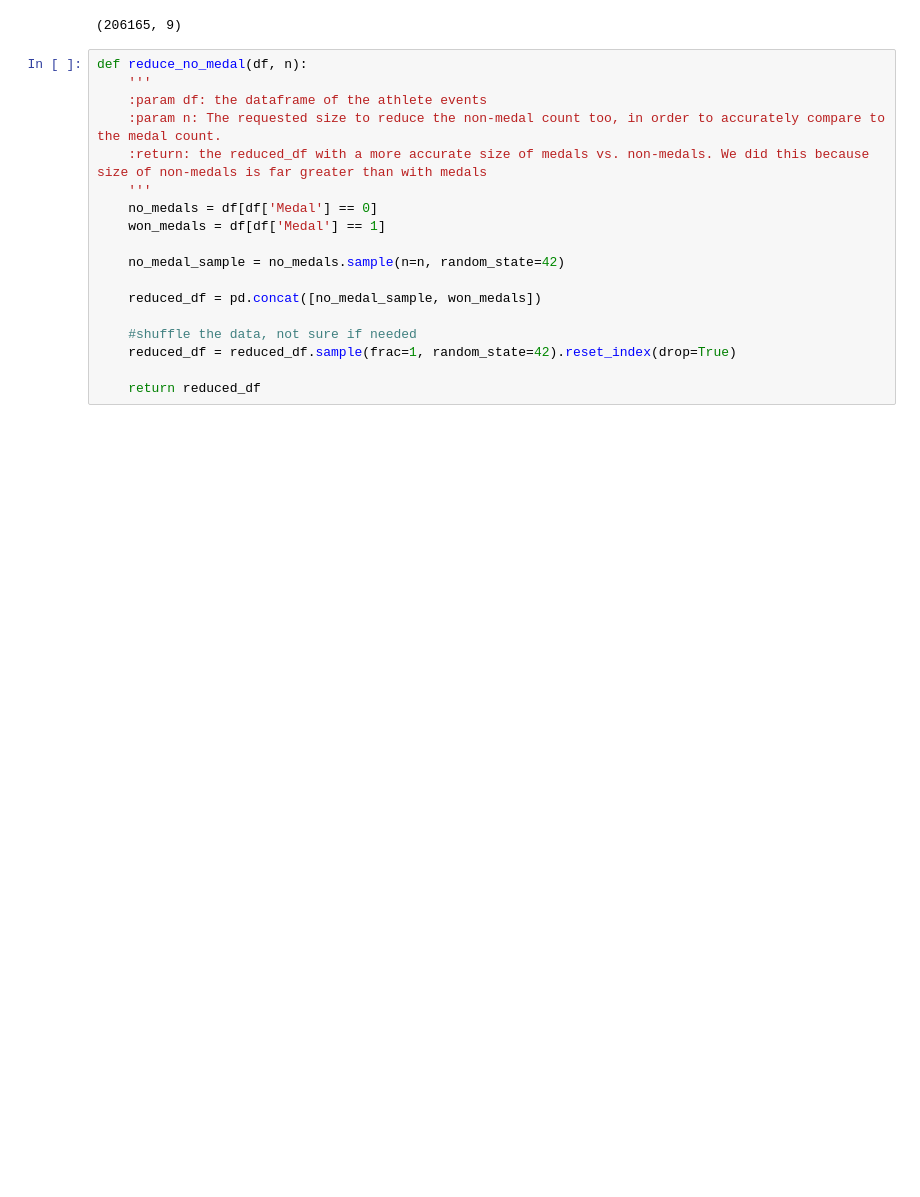
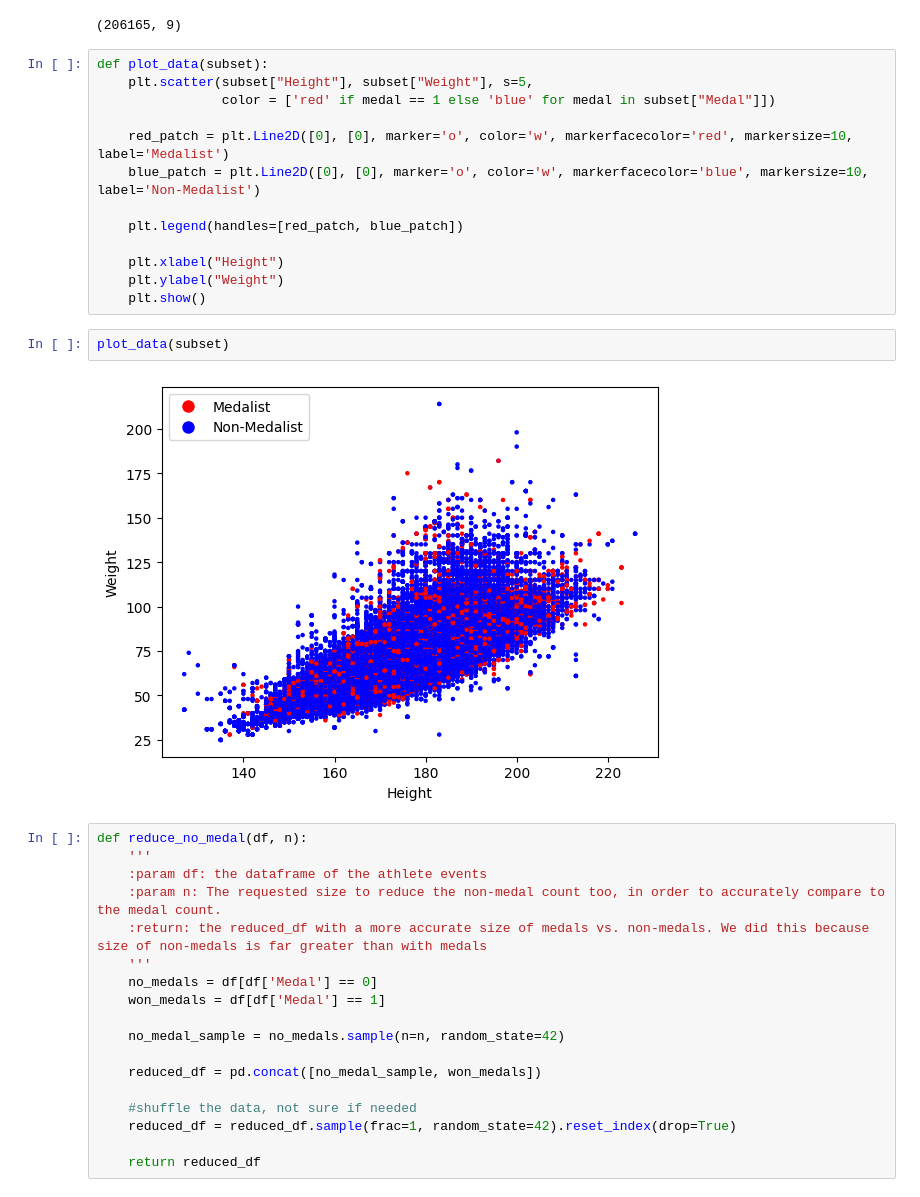
Before and after one commit to arnavsingh0/Olympics, a Jupyter notebook: clean_final.ipynb, the cells around one changed output. Drawn from its saved outputs; the diff is of its cells as text; blank space fills up the shorter version.

```diff
--- a/clean_final.ipynb
+++ b/clean_final.ipynb
@@ -54,6 +54,23 @@ subset = subset.dropna()
 subset.shape
 # %% [output]
 (206165, 9)
+# %%
+def plot_data(subset):
+    plt.scatter(subset["Height"], subset["Weight"], s=5,
+                color = ['red' if medal == 1 else 'blue' for medal in subset["Medal"]])
+
+    red_patch = plt.Line2D([0], [0], marker='o', color='w', markerfacecolor='red', markersize=10, label='Medalist')
+    blue_patch = plt.Line2D([0], [0], marker='o', color='w', markerfacecolor='blue', markersize=10, label='Non-Medalist')
+
+    plt.legend(handles=[red_patch, blue_patch])
+
+    plt.xlabel("Height")
+    plt.ylabel("Weight")
+    plt.show()
+# %%
+plot_data(subset)
+# %% [output]
+[figure, added]
 # %%
 def reduce_no_medal(df, n):
     '''
```
Also changed, not shown: parts of 9 cells of this notebook.
